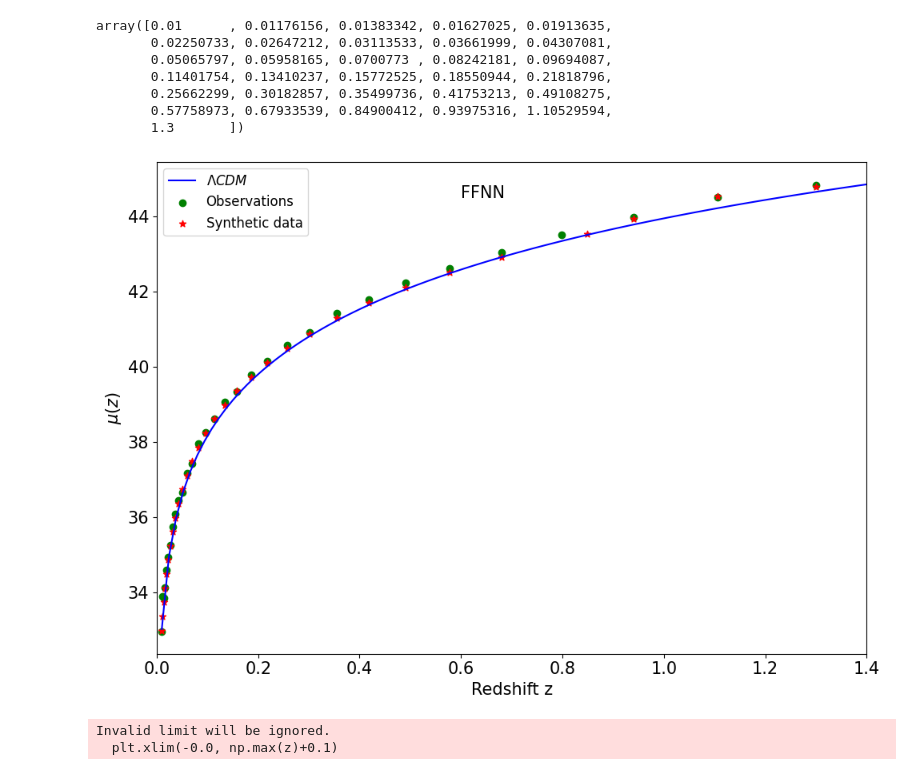
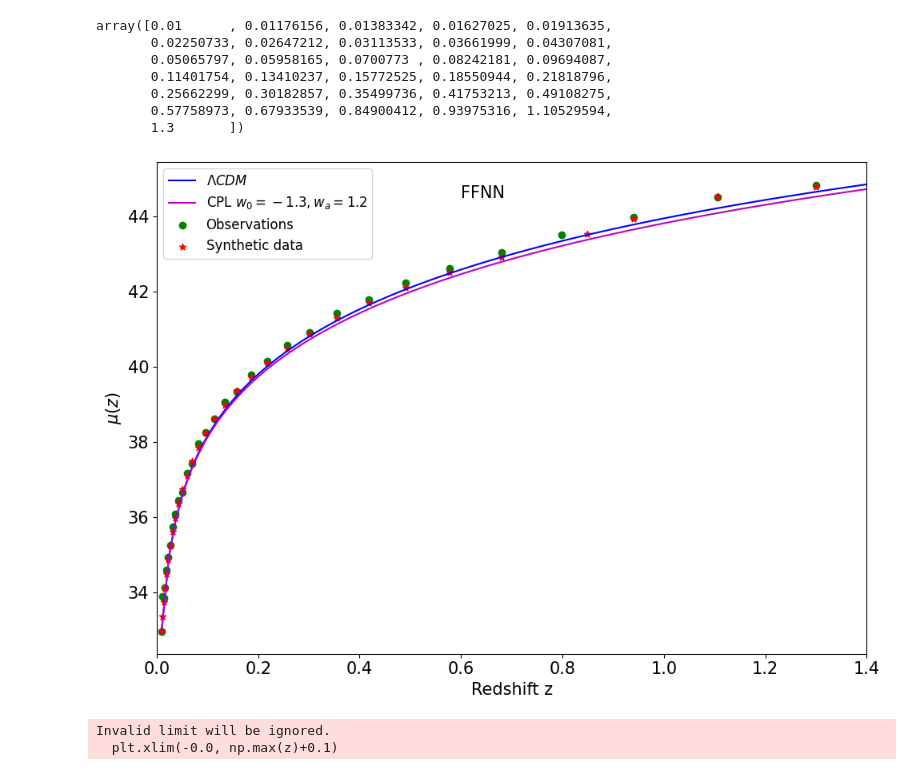
Before and after one commit to igomezv/neuralCosmoReconstruction, a Jupyter notebook: notebooks/loadANNjla.ipynb, the cells around one changed output. Drawn from its saved outputs; the diff is of its cells as text; code cells hidden in the pictures.

```diff
--- a/notebooks/loadANNjla.ipynb
+++ b/notebooks/loadANNjla.ipynb
@@ -123,29 +123,29 @@ fowacdm1 = np.array(fowacdm1)
 # %%
 plt.figure(figsize=(10, 7), dpi=100)
 # plt.errorbar(ranz, pred_random, yerr=0, fmt='r.', markersize=10.)
 # plt.scatter(z, dl)
 plt.scatter(z, dist,c='g', label='Observations')
 plt.scatter(ranz, dlfake, c='r', label='Synthetic data', marker='*')
 # plt.errorbar(z, dist, yerr=errors, fmt='g.', markersize=10, label='Observations')
 # plt.errorbar(ranz, dlfake, yerr=errorsfake, fmt='r.', markersize=10., label='Synthetic data')
 
 plt.plot(zmodel, flcdm, label='$\Lambda CDM$', c='b')
-# plt.plot(zmodel, fowacdm1, label='CPL $w_0 = -1.3, w_a=1.2$', c='m')
+plt.plot(zmodel, fowacdm1, label='CPL $w_0 = -1.3, w_a=1.2$', c='m')
 
 # plt.plot(z, Hlcdm(z), label='$\Lambda CDM$ $H_0 = 73.24$', c='k')
 # plt.plot(z, Hlcdm(z, H0=67.4), label='$\Lambda CDM$ $H_0 = 67.4$', c='b')
 plt.xlabel("Redshift z", fontsize=15)
 plt.ylabel("$\mu(z)$", fontsize=15)
 plt.xlim(-0.0, np.max(z)+0.1)
 plt.xticks(fontsize=15)
 plt.text(0.6, 44.5, 'FFNN', fontsize=15)
 plt.yticks(fontsize=15)
 plt.tight_layout()
 plt.legend(fontsize=12)
 # plt.savefig('jla3.png')
 plt.savefig('recjlaffnn.png')
 # %% [output]
-[figure, old version]
+[figure, new version]
 # %%
 plt.figure(figsize=(5, 3), dpi=100)
 # plt.errorbar(ranz, pred_random, yerr=0, fmt='r.', markersize=10.)
```
Also changed, not shown: parts of 1 cell of this notebook.
